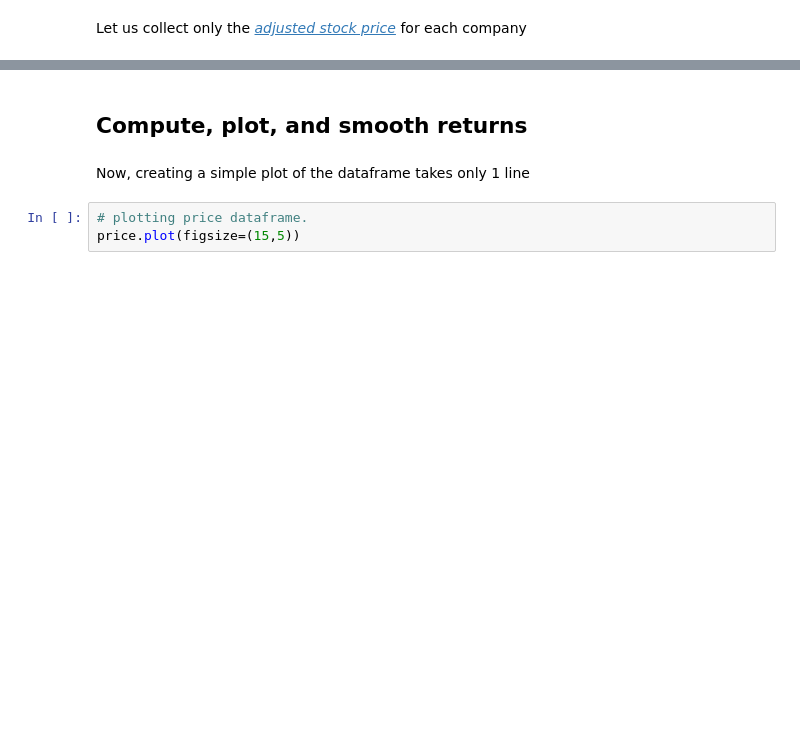
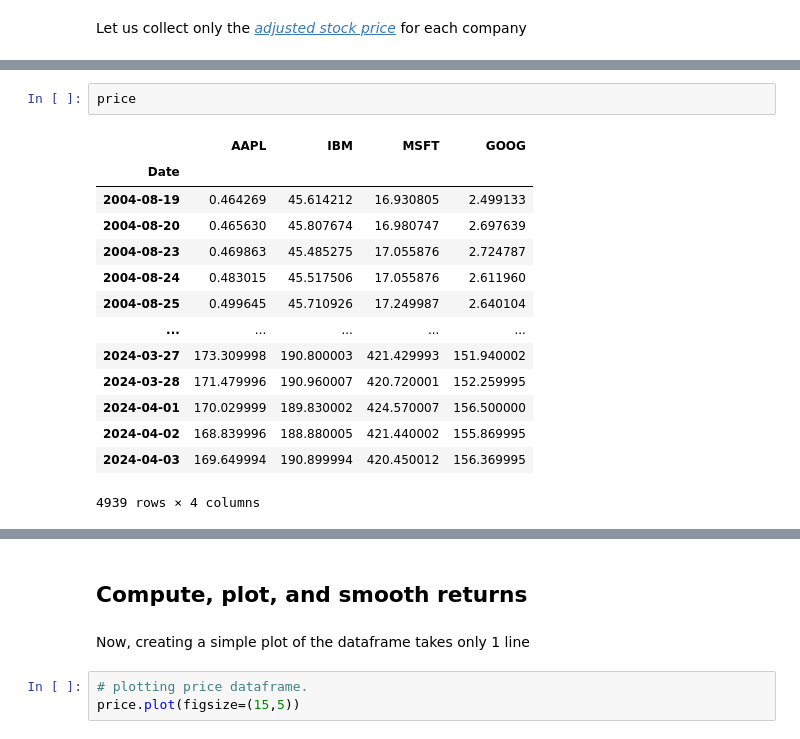
Before and after one commit to EMbeDS-education/IProML-GSSI-20232024, a Jupyter notebook: jupyter/jupyterNotebooks/Part1_NumPy_Pandas.ipynb, the cells around one changed output, grey strips where cells are left out. Saved outputs shown, nothing was run; the diff lists cells and outputs as text; blank space fills up the shorter version.

```diff
--- a/jupyter/jupyterNotebooks/Part1_NumPy_Pandas.ipynb
+++ b/jupyter/jupyterNotebooks/Part1_NumPy_Pandas.ipynb
@@ -2250,2 +3029,19 @@ price.tail()
+# %%
+price
+# %% [output]
+|  | AAPL | IBM | MSFT | GOOG |
+| Date |  |  |  |  |
+| 2004-08-19 | 0.464269 | 45.614212 | 16.930805 | 2.499133 |
+| 2004-08-20 | 0.465630 | 45.807674 | 16.980747 | 2.697639 |
+| 2004-08-23 | 0.469863 | 45.485275 | 17.055876 | 2.724787 |
+| 2004-08-24 | 0.483015 | 45.517506 | 17.055876 | 2.611960 |
+| 2004-08-25 | 0.499645 | 45.710926 | 17.249987 | 2.640104 |
+| ... | ... | ... | ... | ... |
+| 2024-03-27 | 173.309998 | 190.800003 | 421.429993 | 151.940002 |
+| 2024-03-28 | 171.479996 | 190.960007 | 420.720001 | 152.259995 |
+| 2024-04-01 | 170.029999 | 189.830002 | 424.570007 | 156.500000 |
+| 2024-04-02 | 168.839996 | 188.880005 | 421.440002 | 155.869995 |
+| 2024-04-03 | 169.649994 | 190.899994 | 420.450012 | 156.369995 |
+4939 rows × 4 columns
 # %%
 price.info()
```
Also changed, not shown: parts of 140 cells of this notebook.
